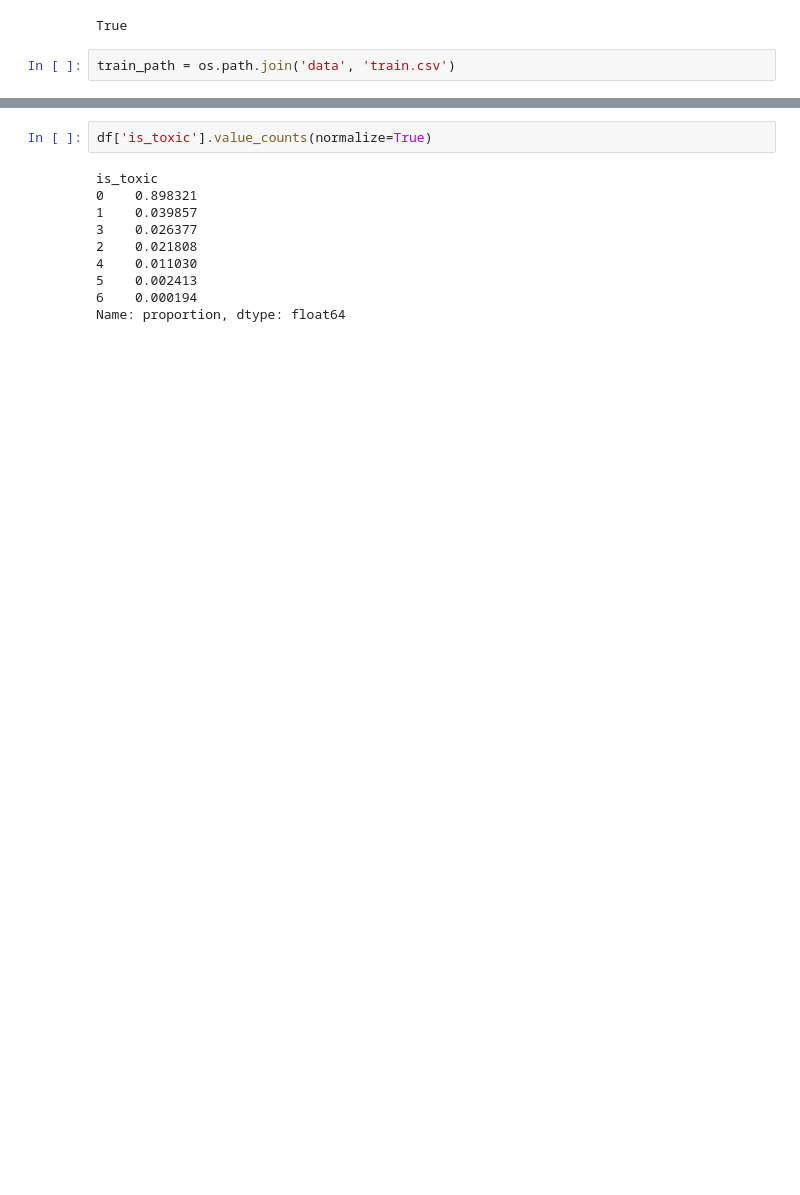
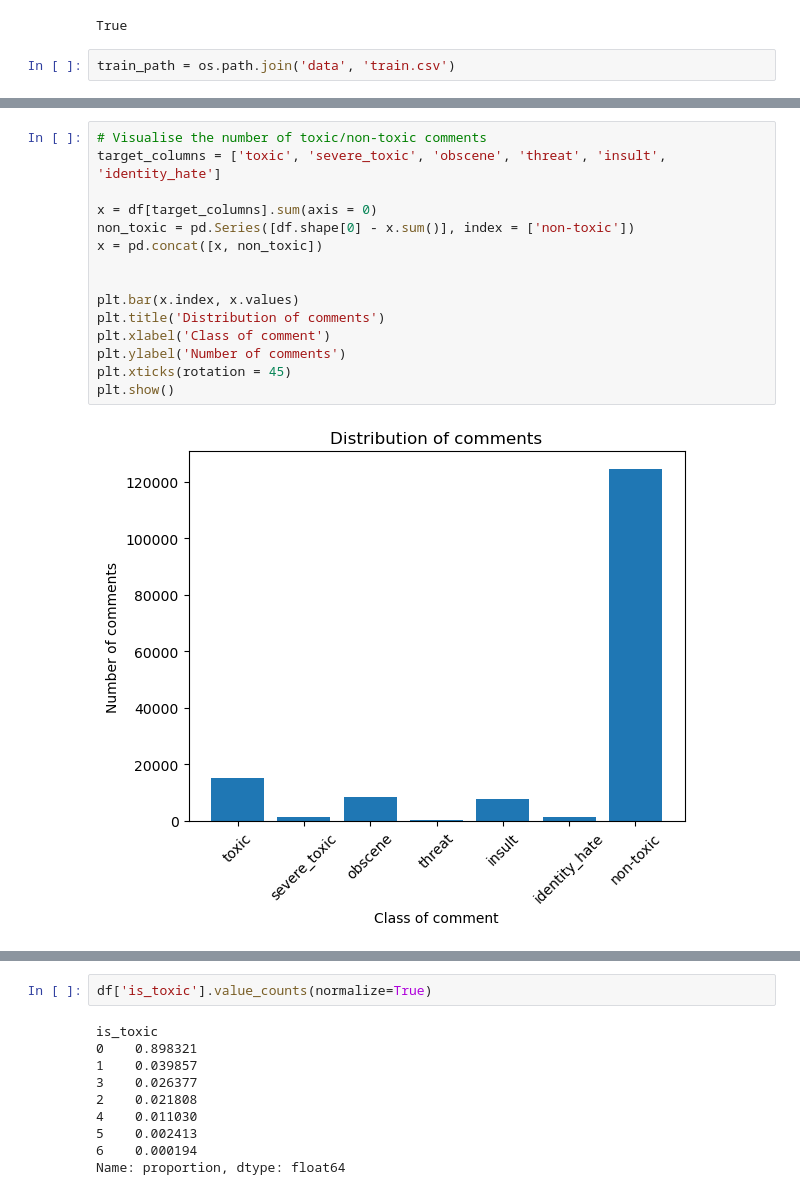
Before and after one commit to dnsshplk/Comment-SentAn, a Jupyter notebook: EDA.ipynb, the cells around one changed output, grey strips where cells are left out. Saved outputs shown, nothing was run; the diff lists cells and outputs as text; blank space fills up the shorter version.

Commit message:
add visualizations

```diff
--- a/EDA.ipynb
+++ b/EDA.ipynb
@@ -40,0 +58,17 @@ df
+# %%
+# Visualise the number of toxic/non-toxic comments
+target_columns = ['toxic', 'severe_toxic', 'obscene', 'threat', 'insult', 'identity_hate']
+
+x = df[target_columns].sum(axis = 0)
+non_toxic = pd.Series([df.shape[0] - x.sum()], index = ['non-toxic'])
+x = pd.concat([x, non_toxic])
+
+
+plt.bar(x.index, x.values)
+plt.title('Distribution of comments')
+plt.xlabel('Class of comment')
+plt.ylabel('Number of comments')
+plt.xticks(rotation = 45)
+plt.show()
+# %% [output]
+[figure, added]
```
Also changed, not shown: parts of 8 cells of this notebook.
